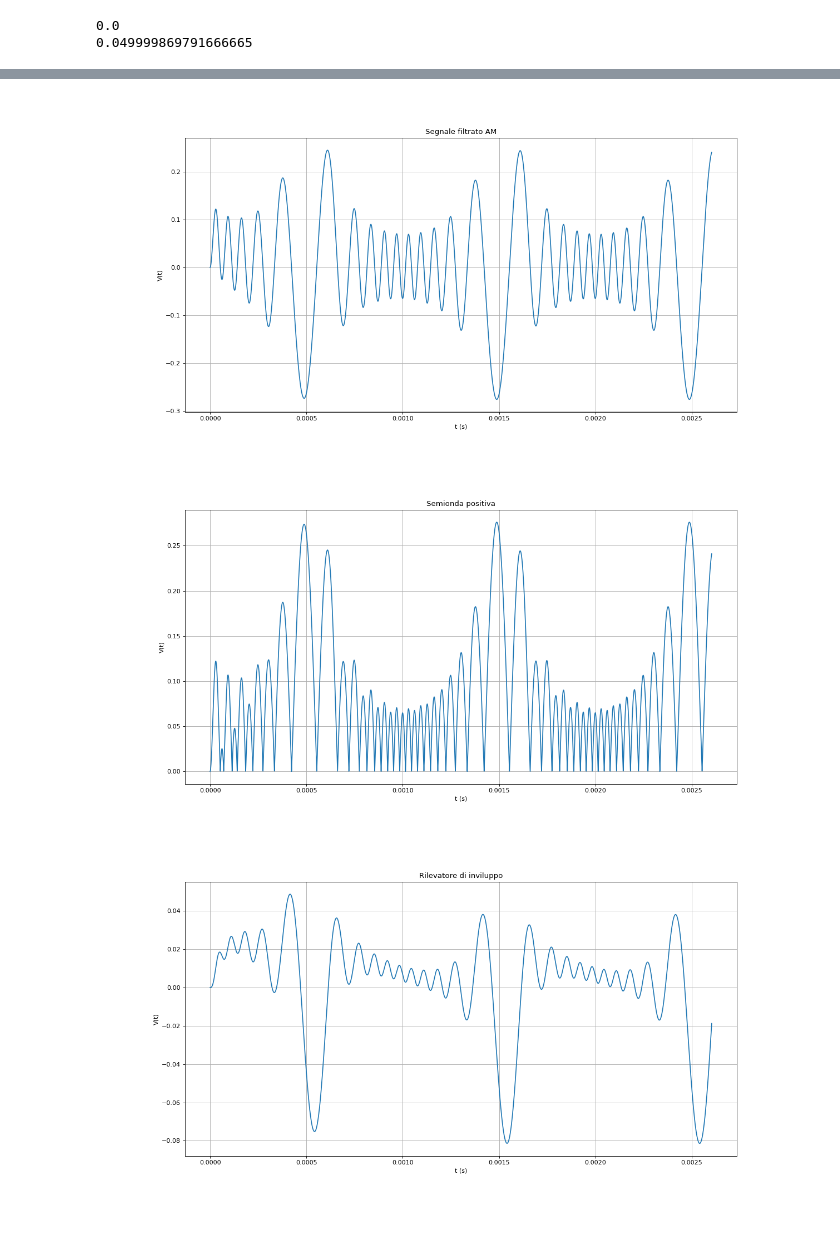
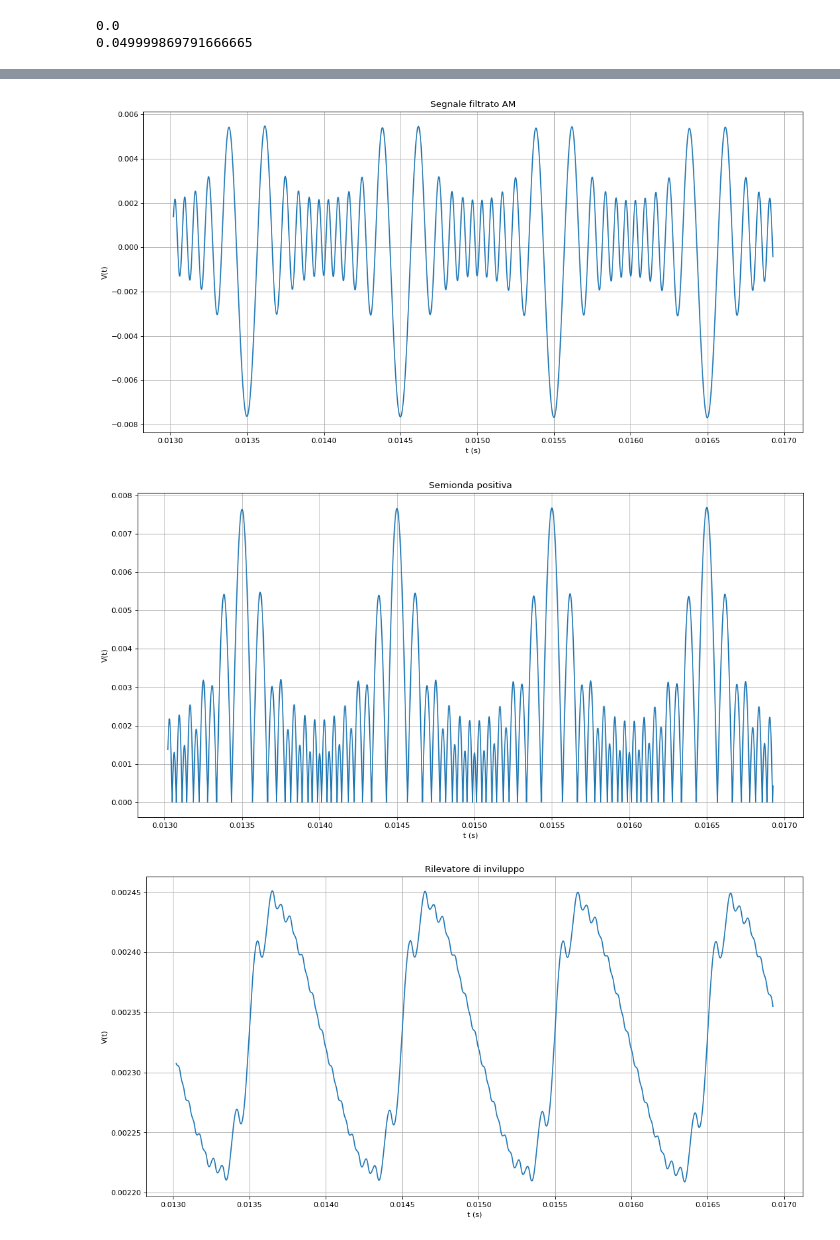
Before and after one commit to asdrubalini/fm-demodulator-dsp, a Jupyter notebook: fm_demodulator.ipynb, the cells around one changed output, grey strips where cells are left out. Drawn from its saved outputs; the diff is of its cells as text; code cells hidden in the pictures.

```diff
--- a/fm_demodulator.ipynb
+++ b/fm_demodulator.ipynb
@@ -10,5 +9,6 @@ MODULATION_INDEX = 1.0
 
 SAMPLES = 384_000.0
 
-PLOT_SAMPLES = 20_000
+PLOT_OFFSET = 100_000
+PLOT_SAMPLES = 30_000 + PLOT_OFFSET
 PLOT_SCALE = (16, 8)
@@ -71,7 +80,7 @@ plt.savefig('doc/images/modulato.png')
 # Filtered signal
 filtered = np.zeros_like(modulated)
 
-a = 2 * np.pi / (CARRIER_FREQUENCY * 0.7)
+a = 1 / (2 * np.pi * CARRIER_FREQUENCY * 0.7)
 
 filtered[0] = a * modulated[0]
 for i in range(1, len(modulated)):
@@ -80,47 +89,48 @@ for i in range(1, len(modulated)):
 plt.figure(figsize=PLOT_SCALE, dpi=80)
 plt.grid(True)
 plt.title('Segnale filtrato AM')
-plt.plot(time[:PLOT_SAMPLES], filtered[:PLOT_SAMPLES])
+plt.plot(time[PLOT_OFFSET:PLOT_SAMPLES], filtered[PLOT_OFFSET:PLOT_SAMPLES])
 plt.ylabel('V(t)')
 plt.xlabel('t (s)')
 
-plt.show()
+plt.savefig('doc/images/filtrato.png')
 # %% [output]
-[figure, old version]
+[figure, new version]
 # %%
 # Positive signal
 positive = np.zeros_like(filtered)
 
 for i, value in enumerate(filtered):
     positive[i] = abs(value)
 
 plt.figure(figsize=PLOT_SCALE, dpi=80)
 plt.grid(True)
 plt.title('Semionda positiva')
-plt.plot(time[:PLOT_SAMPLES], positive[:PLOT_SAMPLES])
+plt.plot(time[PLOT_OFFSET:PLOT_SAMPLES], positive[PLOT_OFFSET:PLOT_SAMPLES])
 plt.ylabel('V(t)')
 plt.xlabel('t (s)')
 
-plt.show()
+plt.savefig('doc/images/positivo.png')
 # %% [output]
-[figure, old version]
+[figure, new version]
 # %%
 # Rilevatore di inviluppo
 envelope = np.zeros_like(filtered)
 
-a = 2 * np.pi / (CARRIER_FREQUENCY * 0.8)
+a = 1 / (2 * np.pi * MODULATOR_FREQUENCY * 3)
 
 envelope[0] = a * positive[0]
-for i in range(1, len(filtered)):
-    envelope[i] = envelope[i - 1] + a * (filtered[i] - envelope[i - 1])
+for i in range(1, len(positive)):
+    envelope[i] = envelope[i - 1] + a * (positive[i] - envelope[i - 1])
 
 plt.figure(figsize=PLOT_SCALE, dpi=80)
 plt.grid(True)
 plt.title('Rilevatore di inviluppo')
-plt.plot(time[:PLOT_SAMPLES], envelope[:PLOT_SAMPLES])
+plt.plot(time[PLOT_OFFSET:PLOT_SAMPLES], envelope[PLOT_OFFSET:PLOT_SAMPLES])
+# plt.plot(time, envelope)
 plt.ylabel('V(t)')
 plt.xlabel('t (s)')
 
-plt.show()
+plt.savefig('doc/images/inviluppo.png')
 # %% [output]
-[figure, old version]
+[figure, new version]
```
Also changed, not shown: parts of 5 cells of this notebook, 13 other files.
